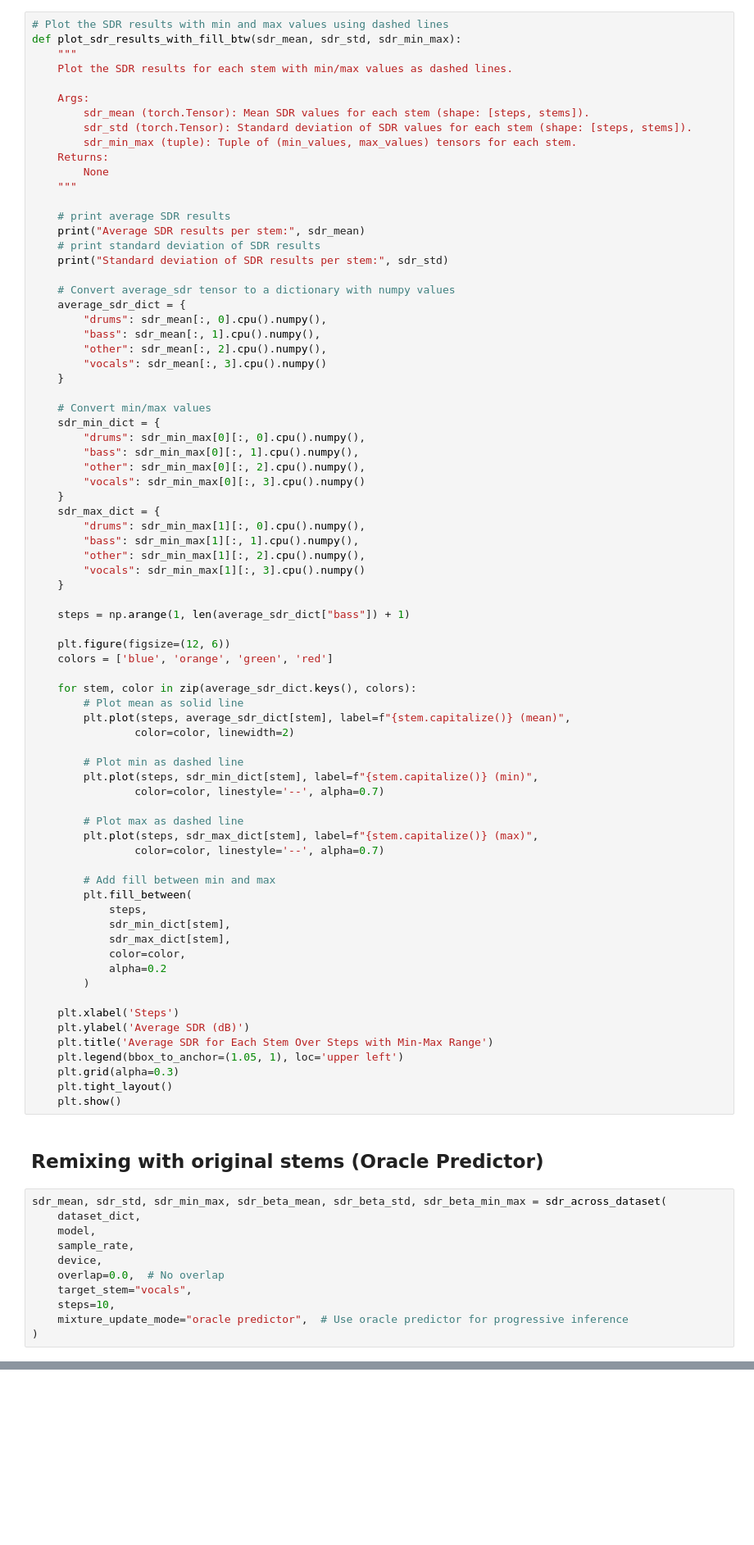
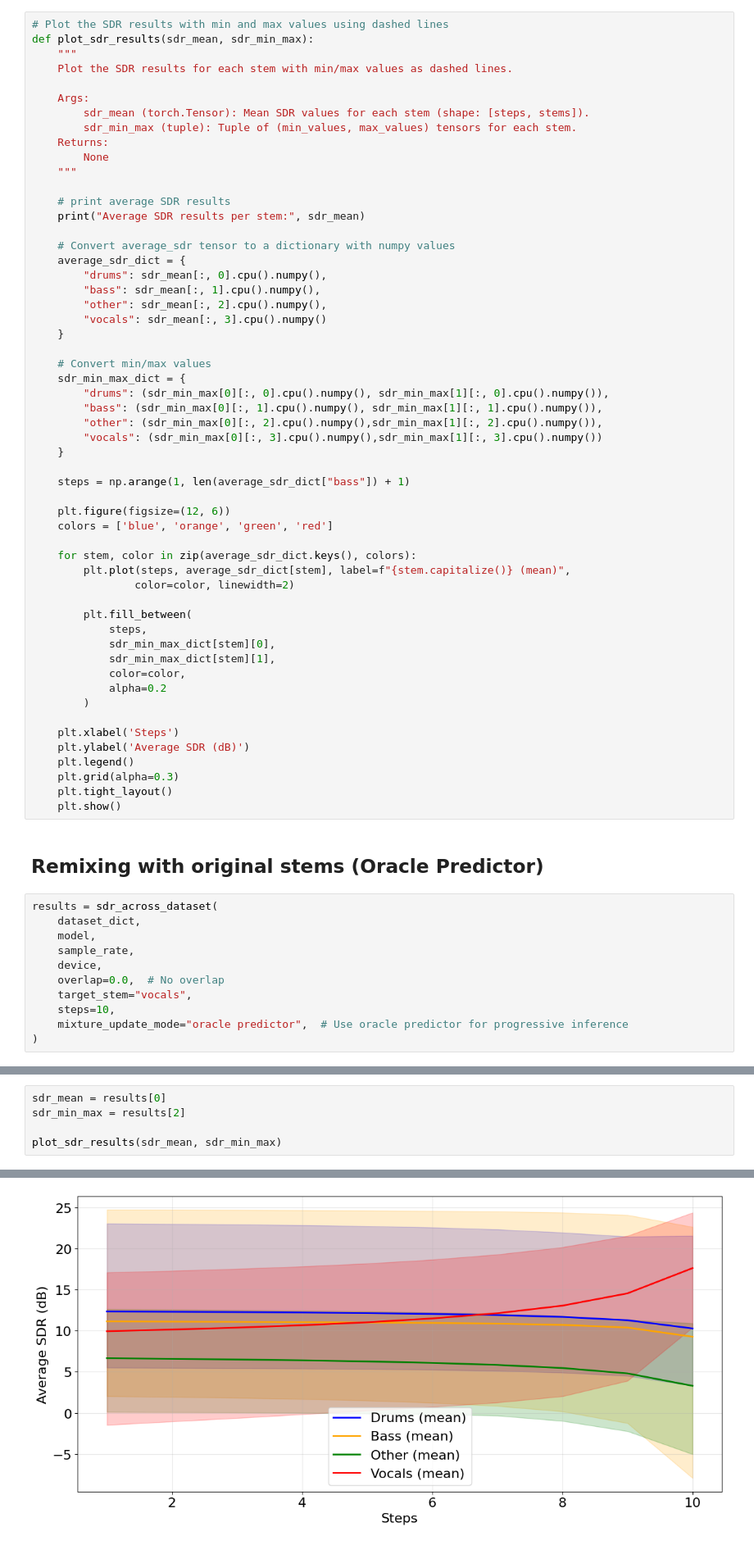
Before and after one commit to alessandromanattini/DEMIXING, a Jupyter notebook: L12_Magalini_Manattini_Marri.ipynb, the cells around one changed output, grey strips where cells are left out. Shown at 82% size. Cells and saved outputs as stored; diff of their text form; blank space fills up the shorter version.

```diff
--- a/L12_Magalini_Manattini_Marri.ipynb
+++ b/L12_Magalini_Manattini_Marri.ipynb
@@ -1005,13 +988,12 @@ def sdr_across_dataset(
     return sdr_collection_mean , sdr_collection_std, sdr_collection_min_max, sdr_collection_mean_beta, sdr_collection_std_beta, sdr_collection_min_max_beta
 # %%
 # Plot the SDR results with min and max values using dashed lines
-def plot_sdr_results_with_fill_btw(sdr_mean, sdr_std, sdr_min_max):
+def plot_sdr_results(sdr_mean, sdr_min_max):
     """
     Plot the SDR results for each stem with min/max values as dashed lines.
 
     Args:
         sdr_mean (torch.Tensor): Mean SDR values for each stem (shape: [steps, stems]).
-        sdr_std (torch.Tensor): Standard deviation of SDR values for each stem (shape: [steps, stems]).
         sdr_min_max (tuple): Tuple of (min_values, max_values) tensors for each stem.
     Returns:
         None
@@ -1019,8 +1001,6 @@ def plot_sdr_results_with_fill_btw(sdr_mean, sdr_std, sdr_min_max):
 
     # print average SDR results
     print("Average SDR results per stem:", sdr_mean)
-    # print standard deviation of SDR results
-    print("Standard deviation of SDR results per stem:", sdr_std)
 
     # Convert average_sdr tensor to a dictionary with numpy values
     average_sdr_dict = {
@@ -1031,17 +1011,11 @@ def plot_sdr_results_with_fill_btw(sdr_mean, sdr_std, sdr_min_max):
     }
 
     # Convert min/max values
-    sdr_min_dict = {
-        "drums": sdr_min_max[0][:, 0].cpu().numpy(),
-        "bass": sdr_min_max[0][:, 1].cpu().numpy(),
-        "other": sdr_min_max[0][:, 2].cpu().numpy(),
-        "vocals": sdr_min_max[0][:, 3].cpu().numpy()
-    }
-    sdr_max_dict = {
-        "drums": sdr_min_max[1][:, 0].cpu().numpy(),
-        "bass": sdr_min_max[1][:, 1].cpu().numpy(),
-        "other": sdr_min_max[1][:, 2].cpu().numpy(),
-        "vocals": sdr_min_max[1][:, 3].cpu().numpy()
+    sdr_min_max_dict = {
+        "drums": (sdr_min_max[0][:, 0].cpu().numpy(), sdr_min_max[1][:, 0].cpu().numpy()),
+        "bass": (sdr_min_max[0][:, 1].cpu().numpy(), sdr_min_max[1][:, 1].cpu().numpy()),
+        "other": (sdr_min_max[0][:, 2].cpu().numpy(),sdr_min_max[1][:, 2].cpu().numpy()),
+        "vocals": (sdr_min_max[0][:, 3].cpu().numpy(),sdr_min_max[1][:, 3].cpu().numpy())
     }
 
     steps = np.arange(1, len(average_sdr_dict["bass"]) + 1)
@@ -1050,38 +1024,27 @@ def plot_sdr_results_with_fill_btw(sdr_mean, sdr_std, sdr_min_max):
     colors = ['blue', 'orange', 'green', 'red']
 
     for stem, color in zip(average_sdr_dict.keys(), colors):
-        # Plot mean as solid line
         plt.plot(steps, average_sdr_dict[stem], label=f"{stem.capitalize()} (mean)",
                 color=color, linewidth=2)
 
-        # Plot min as dashed line
-        plt.plot(steps, sdr_min_dict[stem], label=f"{stem.capitalize()} (min)",
-                color=color, linestyle='--', alpha=0.7)
-
-        # Plot max as dashed line
-        plt.plot(steps, sdr_max_dict[stem], label=f"{stem.capitalize()} (max)",
-                color=color, linestyle='--', alpha=0.7)
-
-        # Add fill between min and max
         plt.fill_between(
             steps,
-            sdr_min_dict[stem],
-            sdr_max_dict[stem],
+            sdr_min_max_dict[stem][0],
+            sdr_min_max_dict[stem][1],
             color=color,
             alpha=0.2
         )
 
     plt.xlabel('Steps')
     plt.ylabel('Average SDR (dB)')
-    plt.title('Average SDR for Each Stem Over Steps with Min-Max Range')
-    plt.legend(bbox_to_anchor=(1.05, 1), loc='upper left')
+    plt.legend()
     plt.grid(alpha=0.3)
     plt.tight_layout()
     plt.show()
 # %% [markdown]
 ## Remixing with original stems (Oracle Predictor)
 # %%
-sdr_mean, sdr_std, sdr_min_max, sdr_beta_mean, sdr_beta_std, sdr_beta_min_max = sdr_across_dataset(
+results = sdr_across_dataset(
     dataset_dict,
     model,
     sample_rate,
@@ -1119,0 +1057,6 @@ Standard deviation of SDR results per stem: tensor([[3.8711, 4.7480, 2.7201, 3.5
+# %%
+sdr_mean = results[0]
+sdr_min_max = results[2]
+
+plot_sdr_results(sdr_mean, sdr_min_max)
+# %% [output]
@@ -1120,3 +1073,4 @@ Standard deviation of SDR results per stem: tensor([[3.8711, 4.7480, 2.7201, 3.5
+[figure, added]
 # %% [markdown]
 ## Remixing with previous-step-extracted-stem
 # %%
```
Also changed, not shown: parts of 21 cells of this notebook.
